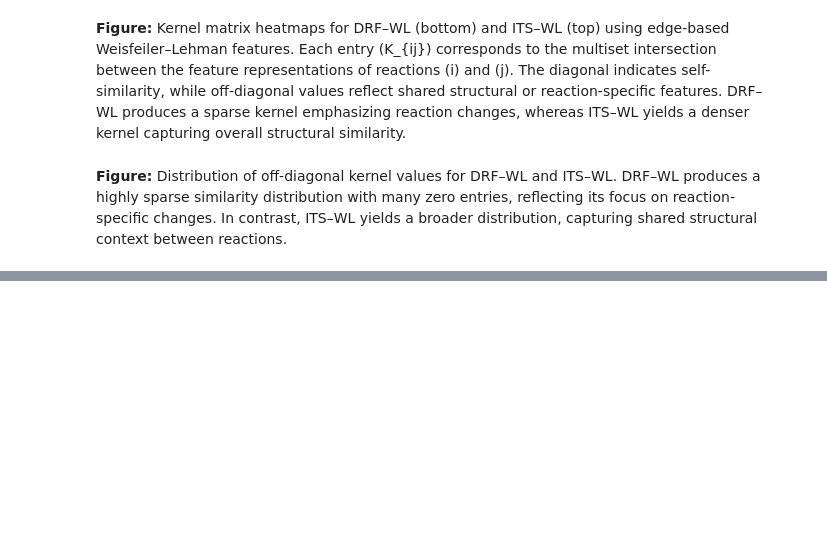
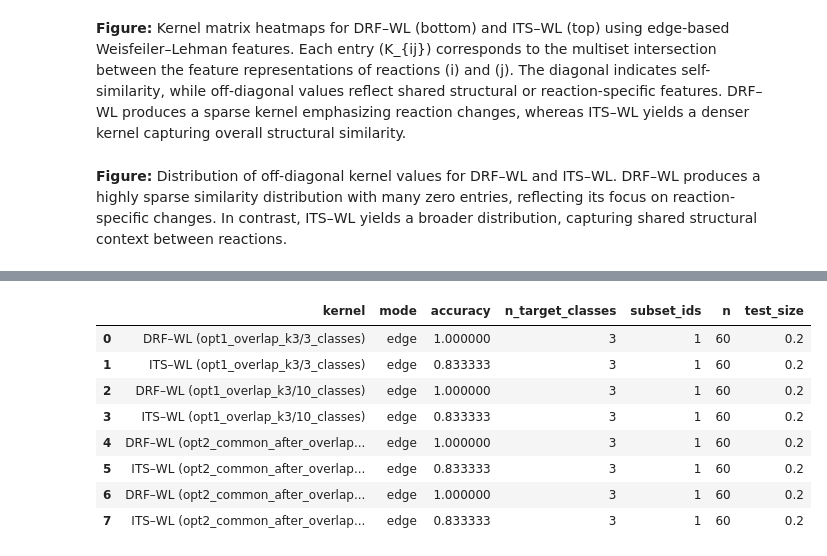
Before and after one commit to PatPatDango/reaction-kernels, a Jupyter notebook: notebooks/wp3.ipynb, the cells around one changed output, grey strips where cells are left out. Saved outputs shown, nothing was run; the diff lists cells and outputs as text; code cells hidden in the pictures; blank space fills up the shorter version.

```diff
--- a/notebooks/wp3.ipynb
+++ b/notebooks/wp3.ipynb
@@ -358,0 +640,56 @@ weighted avg       0.88      0.88      0.88      1200
+# %%
+# =========================
+# Section 4: Baseline
+# =========================
+tag = "S4_baseline"
+n = 600
+test_size = 0.2
+C = 1.0
+seed = 42
+
+for opt_cfg in OPTIONS:
+    class_setups = make_class_setups_for_option(opt_cfg)
+
+    for cs in class_setups:
+        # Option 1: no strict filtering
+        allowed = None if opt_cfg["name"].startswith("opt1") else cs["target_classes"]
+
+        print(f"\nRunning {tag} | {opt_cfg['name']} | {cs['name']}")
+        print("Using subset_ids:", opt_cfg["subset_ids"])
+        print("Using target_classes:", cs["target_classes"])
+
+        # DRF edge
+        precomp_dir = DATA_DIR / "drf_small/precomputed_drf_edge"
+        res, n_eff = train_from_dir_with_option(
+            precomp_dir=precomp_dir,
+            feature_key="drf_wl",
+            subset_ids=opt_cfg["subset_ids"],
+            option_name=opt_cfg["name"],
+            allowed_classes=allowed,
+            n=n, test_size=test_size, C=C, seed=seed,
+            verbose=True,
+        )
+        add_result(tag, f"DRF–WL ({opt_cfg['name']}/{cs['name']})", "edge",
+                   precomp_dir, "drf_wl",
+                   opt_cfg["subset_ids"], cs["target_classes"],
+                   n_eff, test_size, C, seed, res)
+
+        # ITS edge
+        precomp_dir = DATA_DIR / "its_small/precomputed_its_edge"
+        res, n_eff = train_from_dir_with_option(
+            precomp_dir=precomp_dir,
+            feature_key="its_wl",
+            subset_ids=opt_cfg["subset_ids"],
+            option_name=opt_cfg["name"],
+            allowed_classes=allowed,
+            n=n, test_size=test_size, C=C, seed=seed,
+            verbose=True,
+        )
+        add_result(tag, f"ITS–WL ({opt_cfg['name']}/{cs['name']})", "edge",
+                   precomp_dir, "its_wl",
+                   opt_cfg["subset_ids"], cs["target_classes"],
+                   n_eff, test_size, C, seed, res)
+
+df_results = pd.DataFrame(results)
+df_results[df_results["tag"] == tag][["kernel","mode","accuracy","n_target_classes","subset_ids","n","test_size"]]
+# %% [output]
@@ -358,0 +713,9 @@ weighted avg       0.88      0.88      0.88      1200
+|  | kernel | mode | accuracy | n_target_classes | subset_ids | n | test_size |
+| 0 | DRF–WL (opt1_overlap_k3/3_classes) | edge | 1.000000 | 3 | 1 | 60 | 0.2 |
+| 1 | ITS–WL (opt1_overlap_k3/3_classes) | edge | 0.833333 | 3 | 1 | 60 | 0.2 |
+| 2 | DRF–WL (opt1_overlap_k3/10_classes) | edge | 1.000000 | 3 | 1 | 60 | 0.2 |
+| 3 | ITS–WL (opt1_overlap_k3/10_classes) | edge | 0.833333 | 3 | 1 | 60 | 0.2 |
+| 4 | DRF–WL (opt2_common_after_overlap... | edge | 1.000000 | 3 | 1 | 60 | 0.2 |
+| 5 | ITS–WL (opt2_common_after_overlap... | edge | 0.833333 | 3 | 1 | 60 | 0.2 |
+| 6 | DRF–WL (opt2_common_after_overlap... | edge | 1.000000 | 3 | 1 | 60 | 0.2 |
+| 7 | ITS–WL (opt2_common_after_overlap... | edge | 0.833333 | 3 | 1 | 60 | 0.2 |
```
Also changed, not shown: parts of 42 cells of this notebook, 5 other files.
